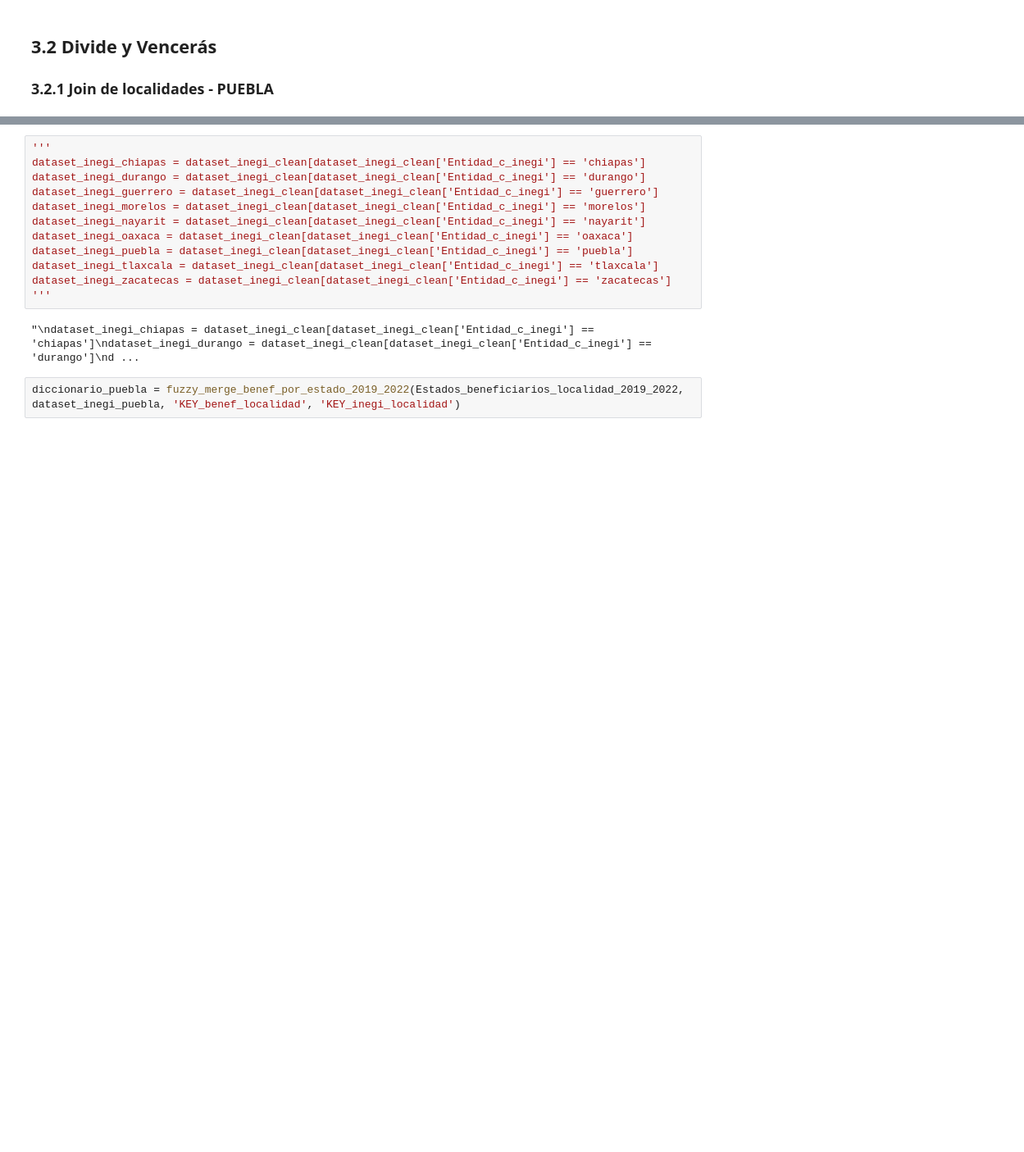
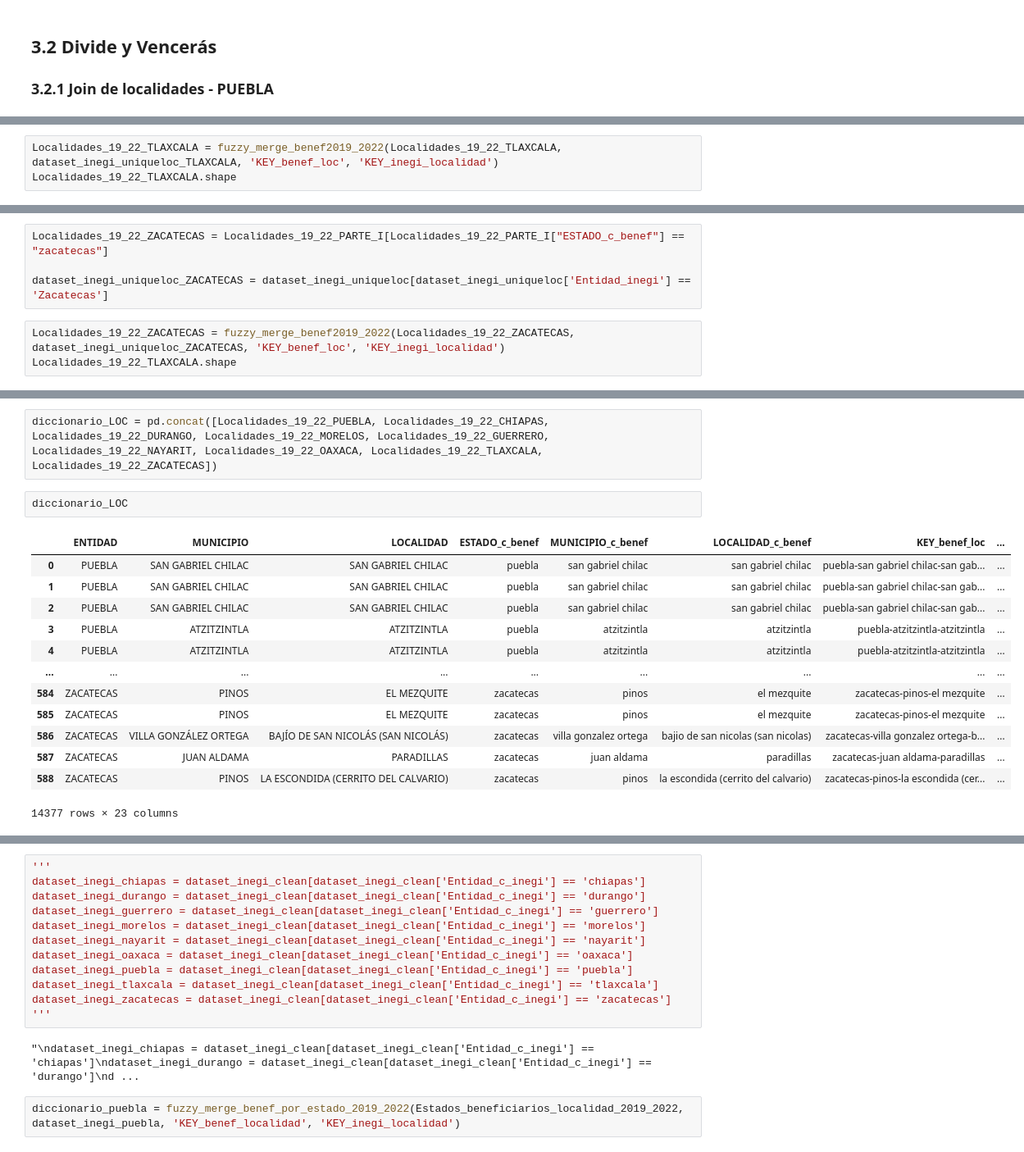
Before and after one commit to DGRIA/SESNA-Fertilizantes, a Jupyter notebook: src/Notebooks/2.3 Benef2019-2022_Cleaning_and_merged.ipynb, the cells around one changed output, grey strips where cells are left out. Shown at 82% size. Cells and saved outputs as stored; diff of their text form; blank space fills up the shorter version.

Commit message:
2.3 Benef2019-2022, cambios de estructura de los diccioanrios

```diff
--- a/src/Notebooks/2.3 Benef2019-2022_Cleaning_and_merged.ipynb
+++ b/src/Notebooks/2.3 Benef2019-2022_Cleaning_and_merged.ipynb
@@ -586,0 +741,3 @@ See the caveats in the documentation: https://pandas.pydata.org/pandas-docs/stab
+# %%
+Localidades_19_22_TLAXCALA = fuzzy_merge_benef2019_2022(Localidades_19_22_TLAXCALA, dataset_inegi_uniqueloc_TLAXCALA, 'KEY_benef_loc', 'KEY_inegi_localidad')
+Localidades_19_22_TLAXCALA.shape
@@ -586,0 +758,7 @@ See the caveats in the documentation: https://pandas.pydata.org/pandas-docs/stab
+# %%
+Localidades_19_22_ZACATECAS = Localidades_19_22_PARTE_I[Localidades_19_22_PARTE_I["ESTADO_c_benef"] == "zacatecas"]
+
+dataset_inegi_uniqueloc_ZACATECAS = dataset_inegi_uniqueloc[dataset_inegi_uniqueloc['Entidad_inegi'] == 'Zacatecas']
+# %%
+Localidades_19_22_ZACATECAS = fuzzy_merge_benef2019_2022(Localidades_19_22_ZACATECAS, dataset_inegi_uniqueloc_ZACATECAS, 'KEY_benef_loc', 'KEY_inegi_localidad')
+Localidades_19_22_TLAXCALA.shape
@@ -586,0 +777,18 @@ See the caveats in the documentation: https://pandas.pydata.org/pandas-docs/stab
+# %%
+diccionario_LOC = pd.concat([Localidades_19_22_PUEBLA, Localidades_19_22_CHIAPAS, Localidades_19_22_DURANGO, Localidades_19_22_MORELOS, Localidades_19_22_GUERRERO, Localidades_19_22_NAYARIT, Localidades_19_22_OAXACA, Localidades_19_22_TLAXCALA, Localidades_19_22_ZACATECAS])
+# %%
+diccionario_LOC
+# %% [output]
+|  | ENTIDAD | MUNICIPIO | LOCALIDAD | ESTADO_c_benef | MUNICIPIO_c_benef | LOCALIDAD_c_benef | KEY_benef_loc | ... |
+| 0 | PUEBLA | SAN GABRIEL CHILAC | SAN GABRIEL CHILAC | puebla | san gabriel chilac | san gabriel chilac | puebla-san gabriel chilac-san gab... | ... |
+| 1 | PUEBLA | SAN GABRIEL CHILAC | SAN GABRIEL CHILAC | puebla | san gabriel chilac | san gabriel chilac | puebla-san gabriel chilac-san gab... | ... |
+| 2 | PUEBLA | SAN GABRIEL CHILAC | SAN GABRIEL CHILAC | puebla | san gabriel chilac | san gabriel chilac | puebla-san gabriel chilac-san gab... | ... |
+| 3 | PUEBLA | ATZITZINTLA | ATZITZINTLA | puebla | atzitzintla | atzitzintla | puebla-atzitzintla-atzitzintla | ... |
+| 4 | PUEBLA | ATZITZINTLA | ATZITZINTLA | puebla | atzitzintla | atzitzintla | puebla-atzitzintla-atzitzintla | ... |
+| ... | ... | ... | ... | ... | ... | ... | ... | ... |
+| 584 | ZACATECAS | PINOS | EL MEZQUITE | zacatecas | pinos | el mezquite | zacatecas-pinos-el mezquite | ... |
+| 585 | ZACATECAS | PINOS | EL MEZQUITE | zacatecas | pinos | el mezquite | zacatecas-pinos-el mezquite | ... |
+| 586 | ZACATECAS | VILLA GONZÁLEZ ORTEGA | BAJÍO DE SAN NICOLÁS (SAN NICOLÁS) | zacatecas | villa gonzalez ortega | bajio de san nicolas (san nicolas) | zacatecas-villa gonzalez ortega-b... | ... |
+| 587 | ZACATECAS | JUAN ALDAMA | PARADILLAS | zacatecas | juan aldama | paradillas | zacatecas-juan aldama-paradillas | ... |
+| 588 | ZACATECAS | PINOS | LA ESCONDIDA (CERRITO DEL CALVARIO) | zacatecas | pinos | la escondida (cerrito del calvario) | zacatecas-pinos-la escondida (cer... | ... |
+14377 rows × 23 columns
```
Also changed, not shown: parts of 41 cells of this notebook.
